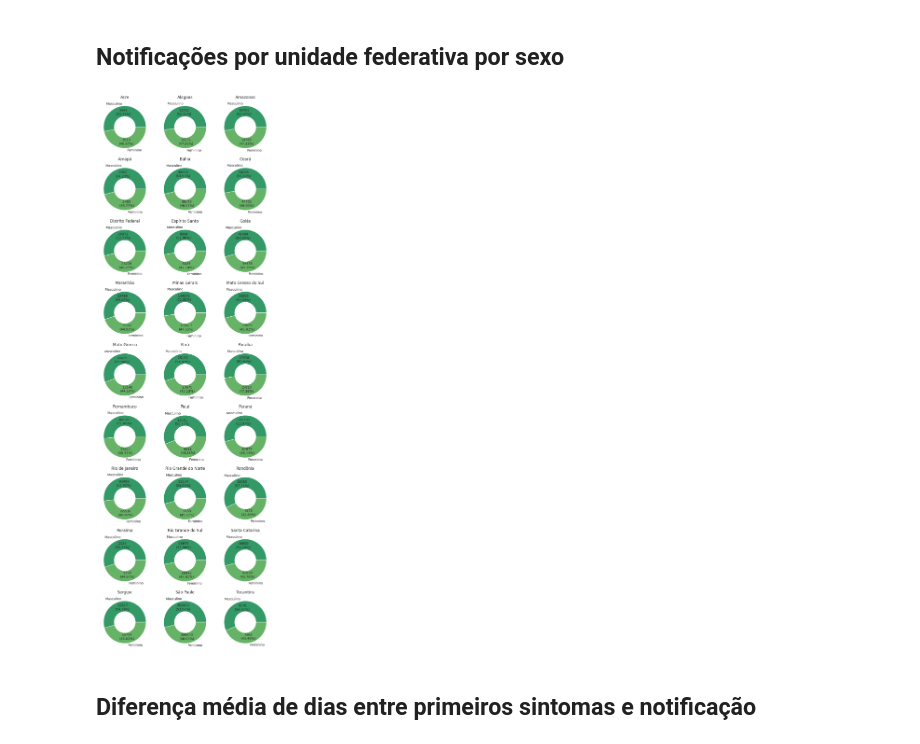
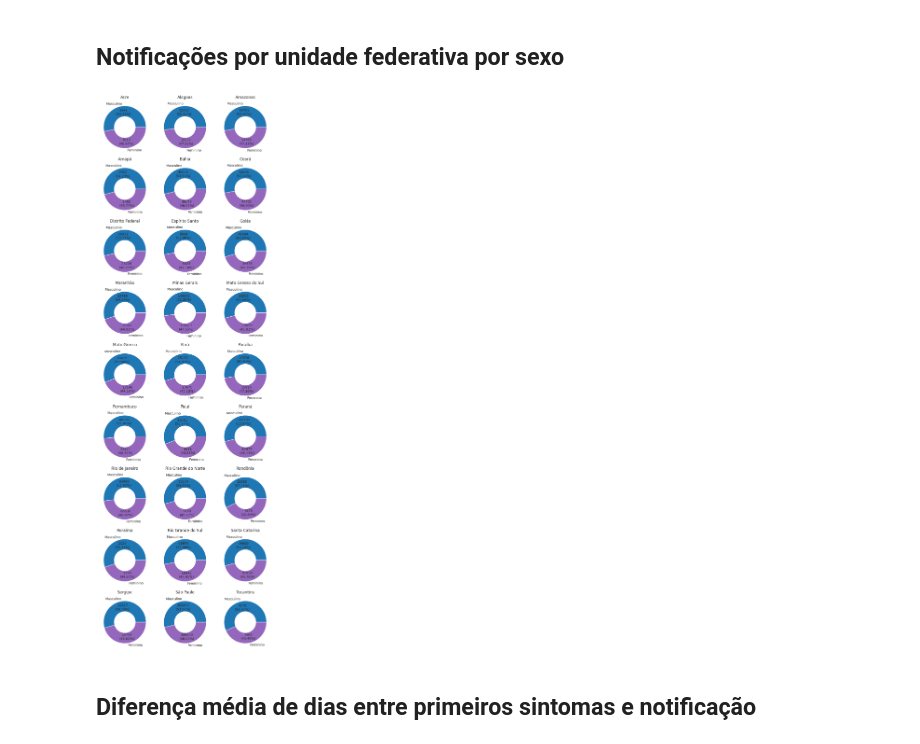
Before and after one commit to flohmannjr/PJI410, a Jupyter notebook: PJI410_analise.ipynb, the cells around one changed output. Drawn from its saved outputs; the diff is of its cells as text; code cells hidden in the pictures.

Commit message:
cores

```diff
--- a/PJI410_analise.ipynb
+++ b/PJI410_analise.ipynb
@@ -32,10 +32,12 @@ plt.rcParams['figure.dpi']     = 100
 # plt.style.use('seaborn-v0_8-darkgrid')
 sns.set_style("darkgrid")
 
-# locale.setlocale(locale.LC_ALL, 'pt_BR')
+locale.setlocale(locale.LC_ALL, 'pt_BR')
 
-PALETA = 'summer_r'
-CORES  = ['#007F66', '#339966', '#66B266', '#99CC66', '#CCE566']
+# PALETA = 'summer_r'
+# CORES  = ['#007F66', '#339966', '#66B266', '#99CC66', '#CCE566']
+PALETA = 'tab20'
+CORES  = [plt.get_cmap(PALETA)(i) for i in (0, 8, 4, 2, 6)]
 
 DIAGNOSTICOS = {1: 'SRAG por Influenza',
                 2: 'SRAG por outro vírus respiratório',
@@ -101,7 +103,7 @@ plt.yticks(range(int(np.ceil(df_populacao['NotPor1000Hab'].max() + 1))));
 # %% [markdown]
 ## Evoluções por 1000 habitantes por unidade federativa
 # %%
-ax = sns.barplot(data=df_evolucao, x='UF', y='Por1000Hab', hue='Evolucao', palette=CORES[1:])
+ax = sns.barplot(data=df_evolucao, x='UF', y='Por1000Hab', hue='Evolucao', palette=PALETA)
 
 plt.title('Evoluções por 1000 habitantes por unidade federativa')
 plt.xlabel('')
@@ -137,8 +139,9 @@ for ev_cod, ev_desc in EVOLUCOES.items():
 
     fig, ax = plt.subplots()
 
-    ax.set_prop_cycle('color', [plt.get_cmap(PALETA)(1. * i / len(dados)) for i in range(len(dados))])
-    ax.pie(dados, wedgeprops={'width': 0.5, 'edgecolor': 'w'}, startangle=35)
+    # ax.set_prop_cycle('color', [plt.get_cmap(PALETA)(1. * i / len(dados)) for i in range(len(dados))])
+    # ax.pie(dados, wedgeprops={'width': 0.5, 'edgecolor': 'w'}, startangle=35)
+    ax.pie(dados, wedgeprops={'width': 0.5, 'edgecolor': 'w'}, startangle=35, colors=CORES)
     ax.text(0, 0, evolucao, ha='center', va='center', fontsize='x-large')
 
     legenda = ax.legend(loc=(0.95, 0.44), frameon=True, facecolor='white', title='Diagnóstico final', labels=rotulos)
@@ -154,29 +157,29 @@ for ev_cod, ev_desc in EVOLUCOES.items():
 # %%
 colunas = 3
 linhas  = int(np.ceil(len(df_populacao) / colunas))
 
 fig, ax = plt.subplots(linhas, colunas, figsize=[8, 24])
 
 def func(pct, dados):
     return f"{int(pct / 100 * np.sum(dados))}\n({pct:0.2f}%)"
 
 for i, uf in df_populacao.iterrows():
 
     dados = uf[['NotMasculino', 'NotFeminino']]
 
     ax[i // colunas, i % colunas].pie(dados,
                                       labels=SEXOS.values(),
                                       autopct=lambda pct: func(pct, dados),
                                       pctdistance=0.7,
                                       wedgeprops={'width': 0.5,
                                                   'edgecolor': 'w'},
-                                      colors=CORES[1:])
+                                      colors=CORES)
 
     ax[i // colunas, i % colunas].set_title(uf['Nome'])
 
 plt.tight_layout()
 # %% [output]
-[figure, old version]
+[figure, new version]
 # %% [markdown]
 ## Diferença média de dias entre primeiros sintomas e notificação
 # %%
```
Also changed, not shown: parts of 13 cells of this notebook.
